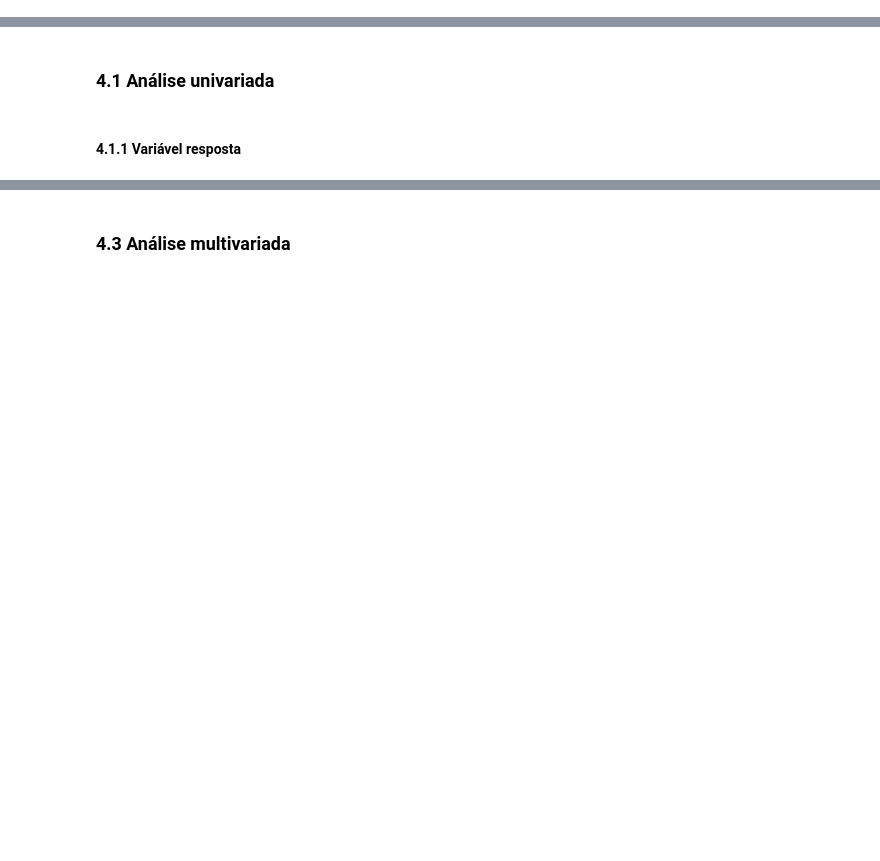
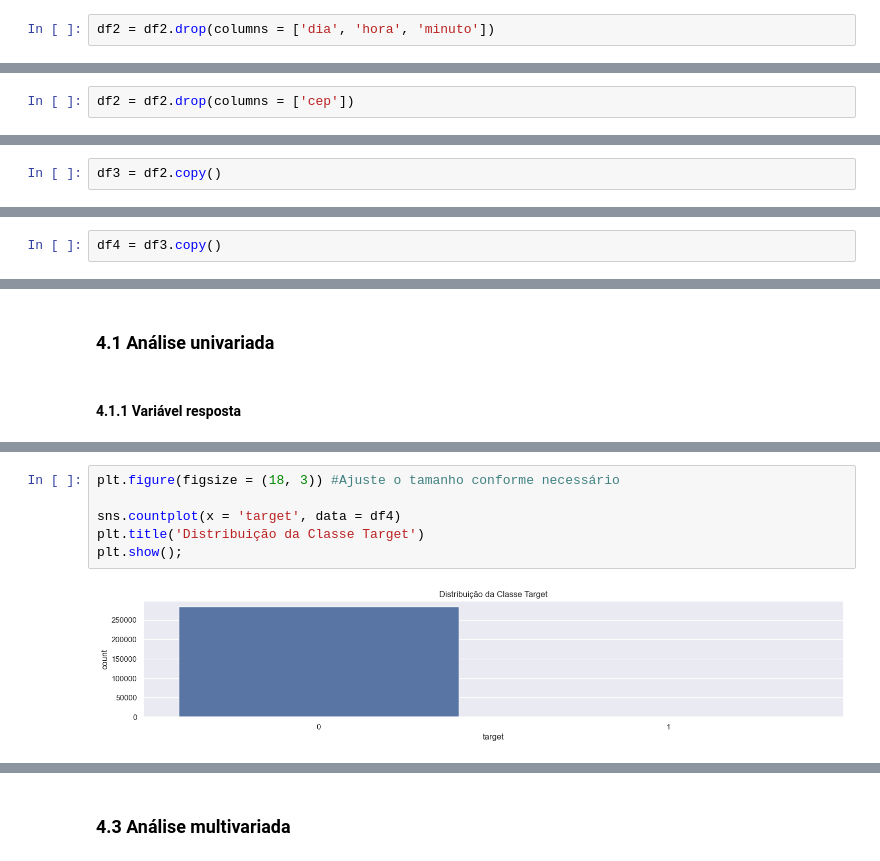
Before and after one commit to leonardonassibfonseca/deteccao_fraude, a Jupyter notebook: notebooks/projeto.ipynb, the cells around one changed output, grey strips where cells are left out. Drawn from its saved outputs; the diff is of its cells as text; blank space fills up the shorter version.

```diff
--- a/notebooks/projeto.ipynb
+++ b/notebooks/projeto.ipynb
@@ -65,0 +510,2 @@ pd.set_option('display.max_columns', None)
+# %%
+df2 = df2.drop(columns = ['dia', 'hora', 'minuto'])
@@ -65,0 +514,2 @@ pd.set_option('display.max_columns', None)
+# %%
+df2 = df2.drop(columns = ['cep'])
@@ -69,0 +521,2 @@ pd.set_option('display.max_columns', None)
+# %%
+df3 = df2.copy()
@@ -69,0 +526,2 @@ pd.set_option('display.max_columns', None)
+# %%
+df4 = df3.copy()
@@ -81,0 +546,8 @@ pd.set_option('display.max_columns', None)
+# %%
+plt.figure(figsize = (18, 3)) #Ajuste o tamanho conforme necessário
+
+sns.countplot(x = 'target', data = df4)
+plt.title('Distribuição da Classe Target')
+plt.show();
+# %% [output]
+[figure, added]
```
Also changed, not shown: parts of 170 cells of this notebook.
